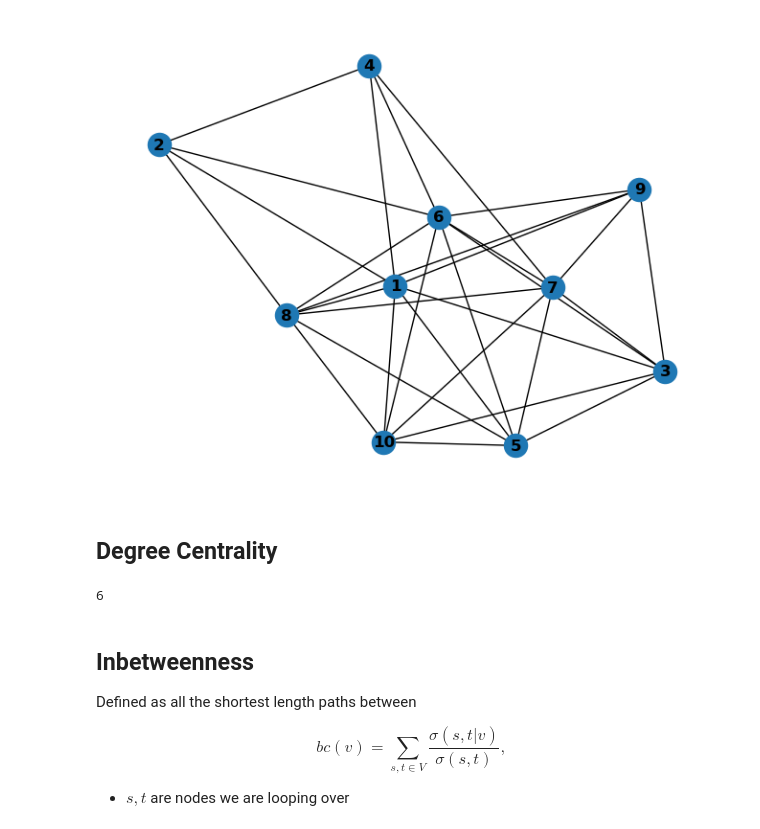
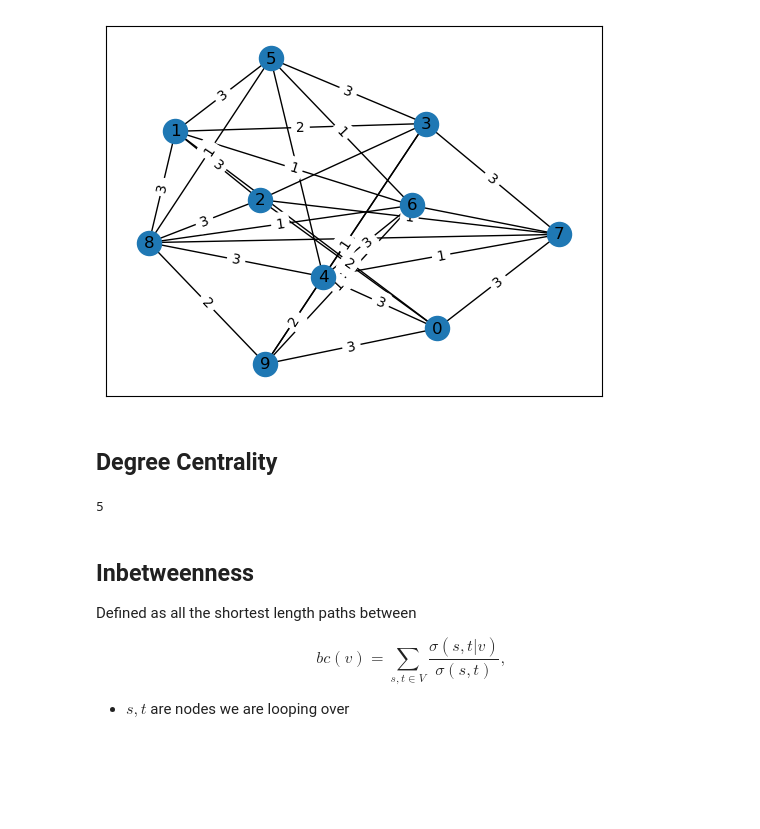
Before and after one commit to curtisjhu/notebooks, a Jupyter notebook: networks/popularity.ipynb, the cells around one changed output. Cells and saved outputs as stored; diff of their text form; code cells hidden in the pictures; blank space fills up the shorter version.

```diff
--- a/networks/popularity.ipynb
+++ b/networks/popularity.ipynb
@@ -4,26 +4,27 @@ import matplotlib.pyplot as plt
 import networkx as nx
 # %%
 # RANDOM GRAPH
-G = nx.Graph()
 N=10
-for i in range(1, N+1):
-	G.add_node(i)
+G = nx.path_graph(N)
 
-p = 0.5
-for i in range(1, N+1):
-	for j in range(1, N+1):
+p = 0.3
+for i in range(N):
+	for j in range(N):
 		if i != j and np.random.rand() < p:
-			G.add_edge(i, j)
+			G.add_edge(i, j, weight=np.random.choice([1, 2, 3]))
 
-nx.draw(G, with_labels=True, font_weight='bold')
+pos = nx.spring_layout(G)
+nx.draw_networkx(G, with_labels=True, pos=pos)
+labels = nx.get_edge_attributes(G,'weight')
+nx.draw_networkx_edge_labels(G, pos, edge_labels=labels);
 # %% [output]
-[figure, old version]
+[figure, new version]
 # %% [markdown]
 ## Degree Centrality
 # %%
-G.degree[10]
+G.degree[0]
 # %% [output]
-6
+5
 # %% [markdown]
 ## Inbetweenness
 
```
Also changed, not shown: parts of 8 cells of this notebook, 1 other file.
